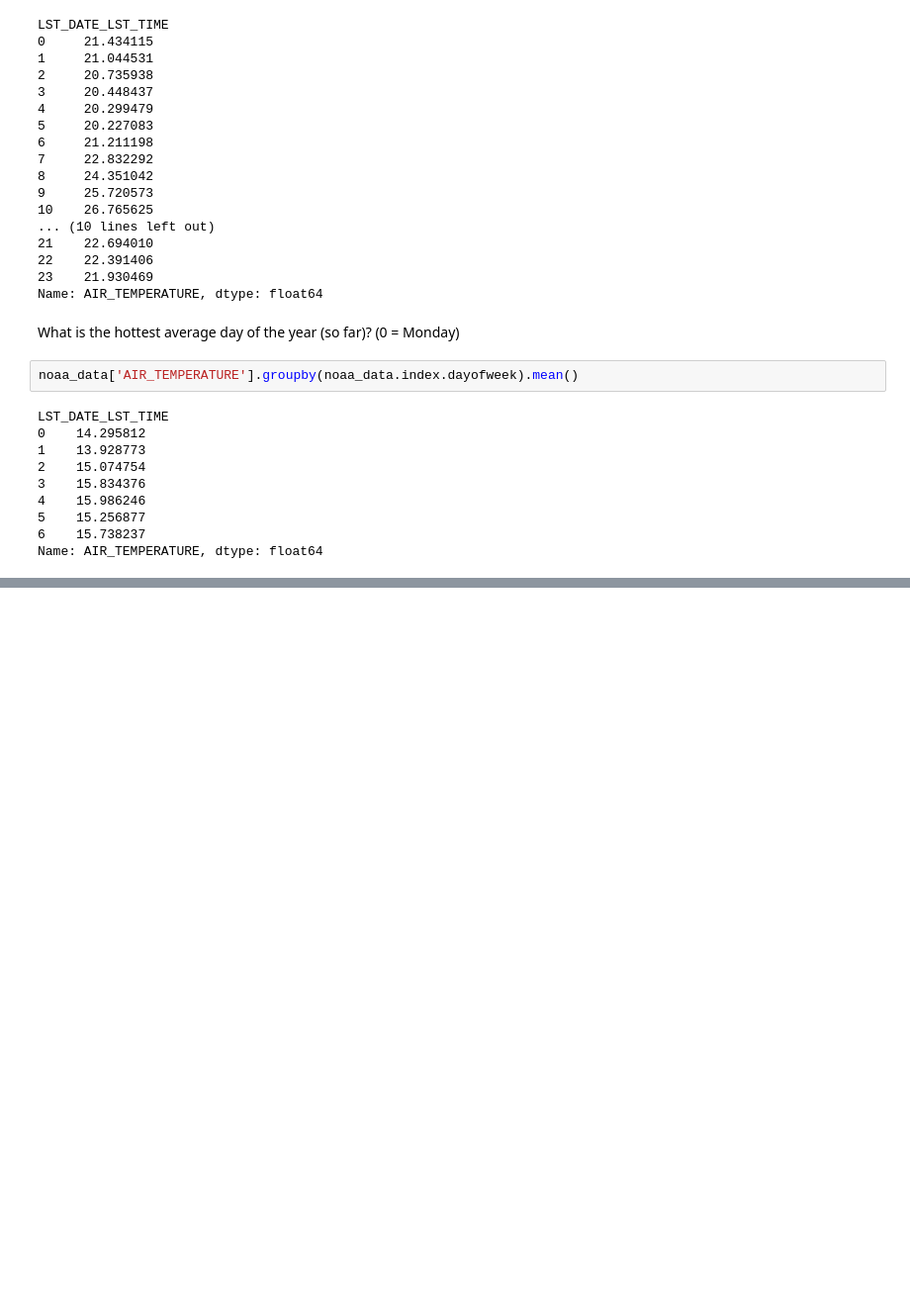
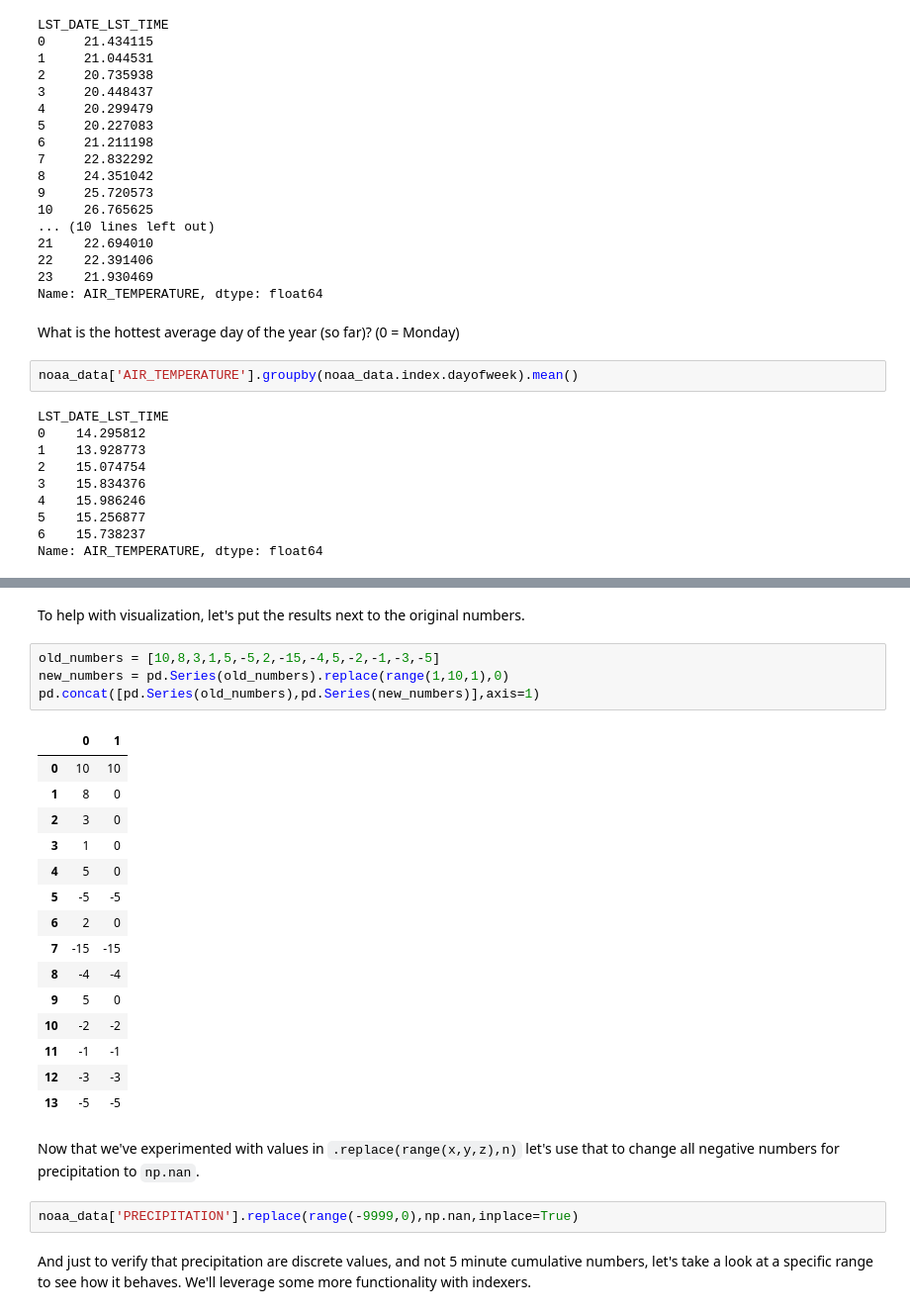
Before and after one commit to brownworth/MD, a Jupyter notebook: Python/MD-8-Time Data.ipynb, the cells around one changed output, grey strips where cells are left out. Shown at 99% size. Cells and saved outputs as stored; diff of their text form; blank space fills up the shorter version.

```diff
--- a/Python/MD-8-Time Data.ipynb
+++ b/Python/MD-8-Time Data.ipynb
@@ -258,0 +313,28 @@ noaa_data.loc[:,'PRECIPITATION'].groupby(pd.Grouper(freq='W')).sum()
+# %% [markdown]
+To help with visualization, let's put the results next to the original numbers.
+# %%
+old_numbers = [10,8,3,1,5,-5,2,-15,-4,5,-2,-1,-3,-5]
+new_numbers = pd.Series(old_numbers).replace(range(1,10,1),0)
+pd.concat([pd.Series(old_numbers),pd.Series(new_numbers)],axis=1)
+# %% [output]
+|  | 0 | 1 |
+| 0 | 10 | 10 |
+| 1 | 8 | 0 |
+| 2 | 3 | 0 |
+| 3 | 1 | 0 |
+| 4 | 5 | 0 |
+| 5 | -5 | -5 |
+| 6 | 2 | 0 |
+| 7 | -15 | -15 |
+| 8 | -4 | -4 |
+| 9 | 5 | 0 |
+| 10 | -2 | -2 |
+| 11 | -1 | -1 |
+| 12 | -3 | -3 |
+| 13 | -5 | -5 |
+# %% [markdown]
+Now that we've experimented with values in `.replace(range(x,y,z),n)` let's use that to change all negative numbers for precipitation to `np.nan`.
+# %%
+noaa_data['PRECIPITATION'].replace(range(-9999,0),np.nan,inplace=True)
+# %% [markdown]
+And just to verify that precipitation are discrete values, and not 5 minute cumulative numbers, let's take a look at a specific range to see how it behaves. We'll leverage some more functionality with indexers.
```
Also changed, not shown: parts of 13 cells of this notebook, 1 other file.
